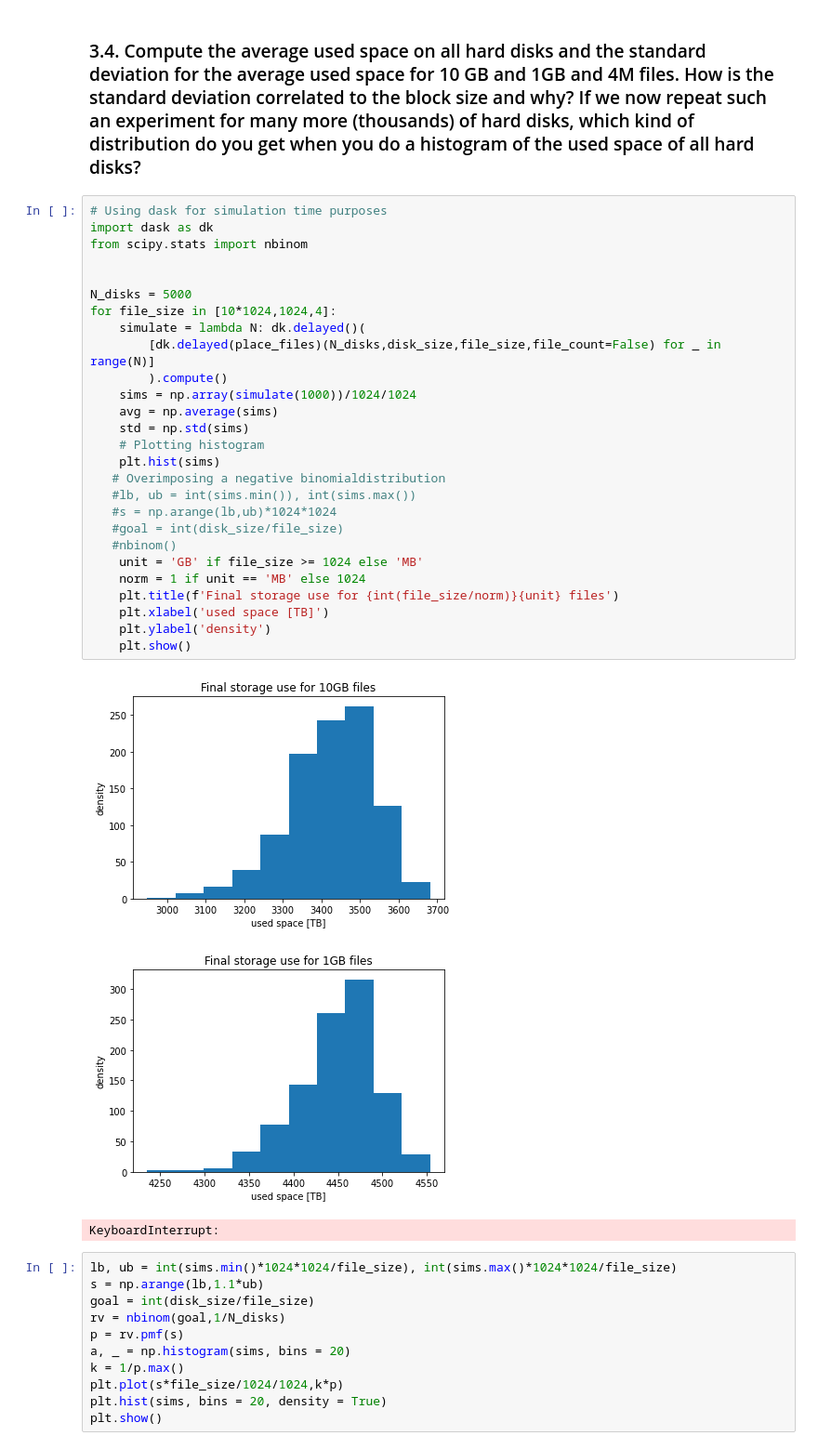
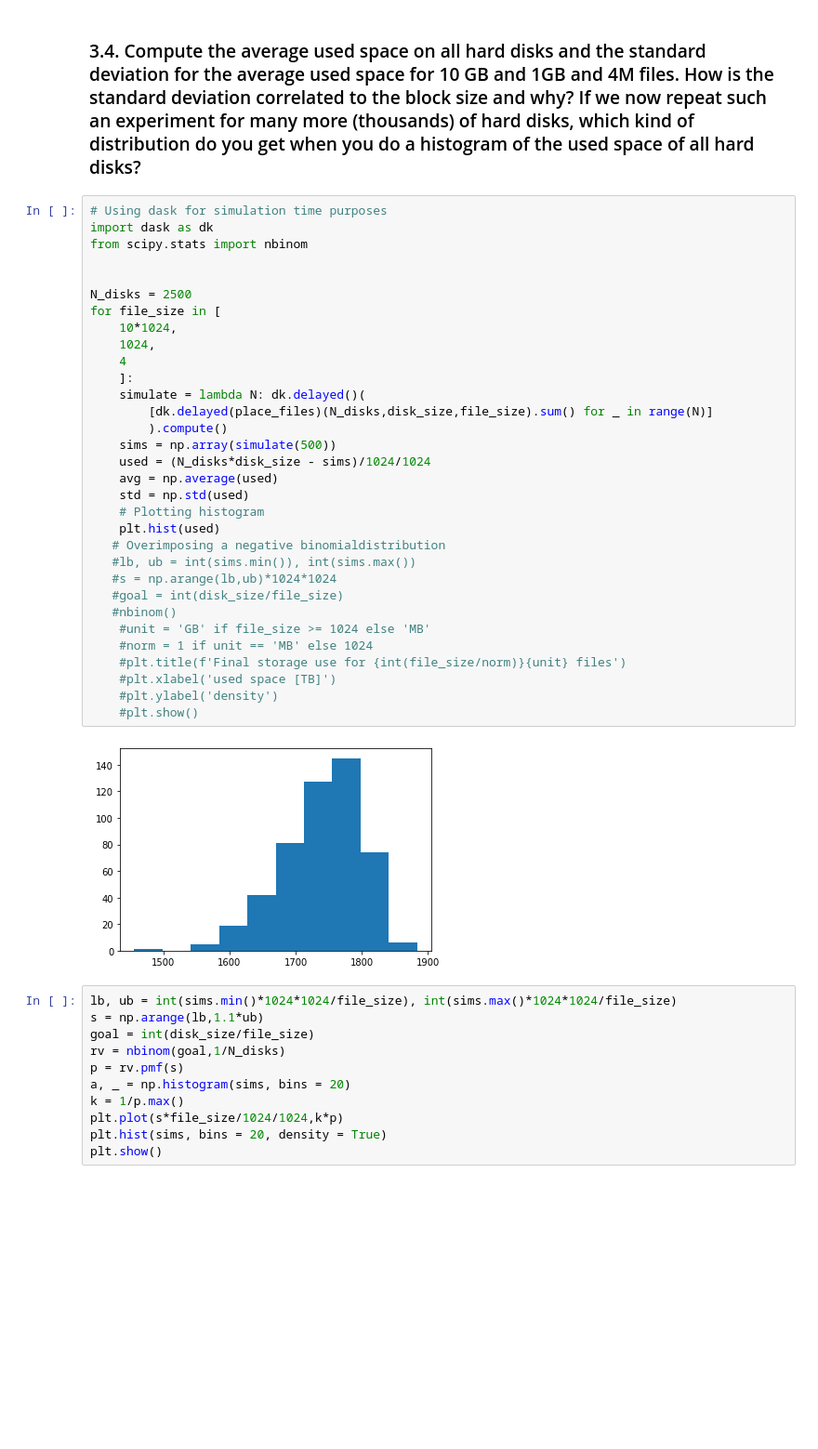
Before and after one commit to SaverioMonaco/MAPDAssignment, a Jupyter notebook: datamanagement.ipynb, the cells around one changed output. Shown at 93% size. Saved outputs shown, nothing was run; the diff lists cells and outputs as text; blank space fills up the shorter version.

```diff
--- a/datamanagement.ipynb
+++ b/datamanagement.ipynb
@@ -445,34 +453,37 @@ plot_usage(disk_size,free_space)
 # %%
 # Using dask for simulation time purposes
 import dask as dk
 from scipy.stats import nbinom
 
 
-N_disks = 5000
-for file_size in [10*1024,1024,4]:
+N_disks = 2500
+for file_size in [
+    10*1024,
+    1024,
+    4
+    ]:
     simulate = lambda N: dk.delayed()(
-        [dk.delayed(place_files)(N_disks,disk_size,file_size,file_count=False) for _ in range(N)]
+        [dk.delayed(place_files)(N_disks,disk_size,file_size).sum() for _ in range(N)]
         ).compute()
-    sims = np.array(simulate(1000))/1024/1024
-    avg = np.average(sims)
-    std = np.std(sims)
+    sims = np.array(simulate(500))
+    used = (N_disks*disk_size - sims)/1024/1024
+    avg = np.average(used)
+    std = np.std(used)
     # Plotting histogram
-    plt.hist(sims)
+    plt.hist(used)
    # Overimposing a negative binomialdistribution
    #lb, ub = int(sims.min()), int(sims.max())
    #s = np.arange(lb,ub)*1024*1024
    #goal = int(disk_size/file_size)
    #nbinom()
-    unit = 'GB' if file_size >= 1024 else 'MB'
-    norm = 1 if unit == 'MB' else 1024
-    plt.title(f'Final storage use for {int(file_size/norm)}{unit} files')
-    plt.xlabel('used space [TB]')
-    plt.ylabel('density')
-    plt.show()
+    #unit = 'GB' if file_size >= 1024 else 'MB'
+    #norm = 1 if unit == 'MB' else 1024
+    #plt.title(f'Final storage use for {int(file_size/norm)}{unit} files')
+    #plt.xlabel('used space [TB]')
+    #plt.ylabel('density')
+    #plt.show()
 # %% [output]
-[figure, old version]
+[figure, new version]
-[figure, removed]
-KeyboardInterrupt:
 # %%
 lb, ub = int(sims.min()*1024*1024/file_size), int(sims.max()*1024*1024/file_size)
 s = np.arange(lb,1.1*ub)
```
Also changed, not shown: parts of 8 cells of this notebook.
